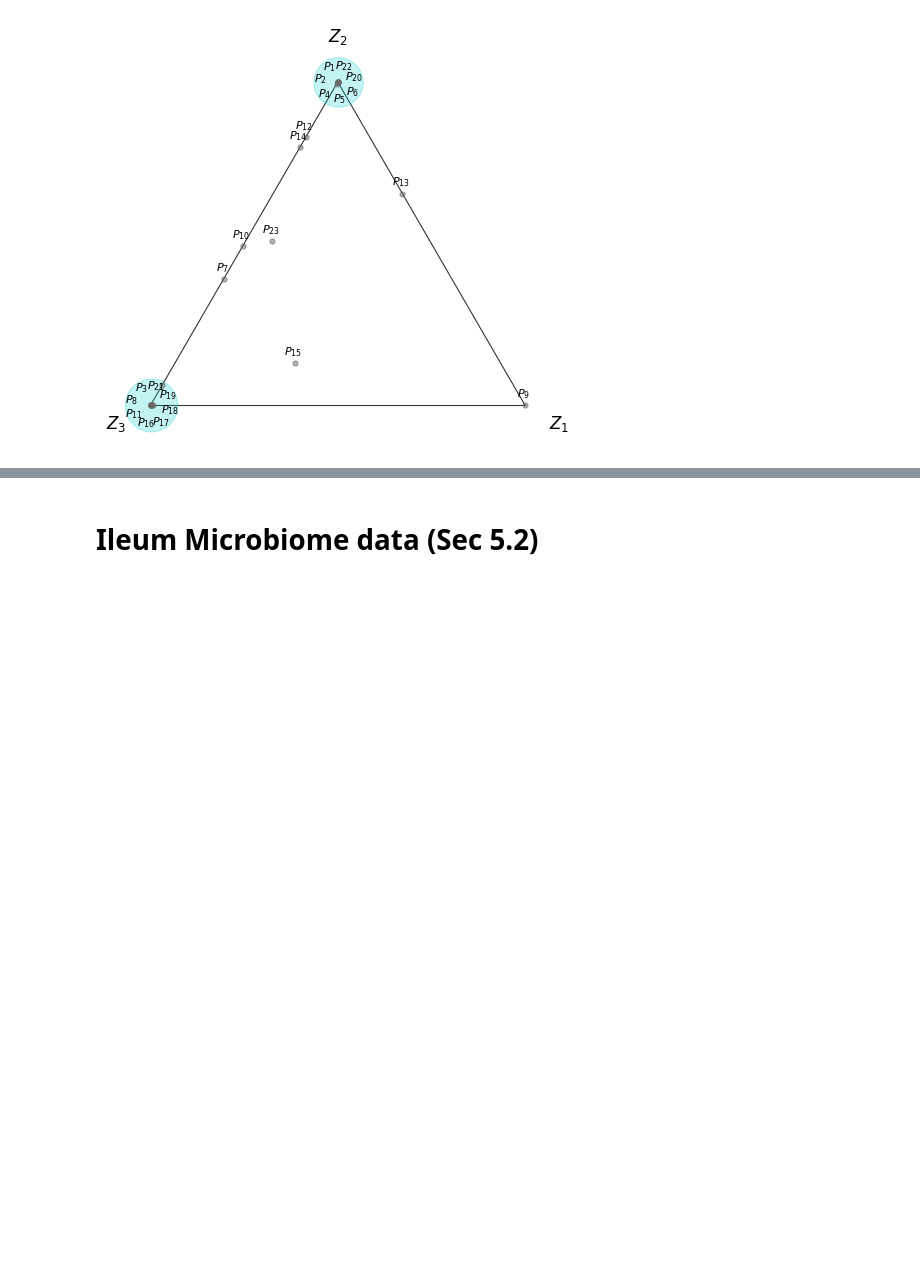
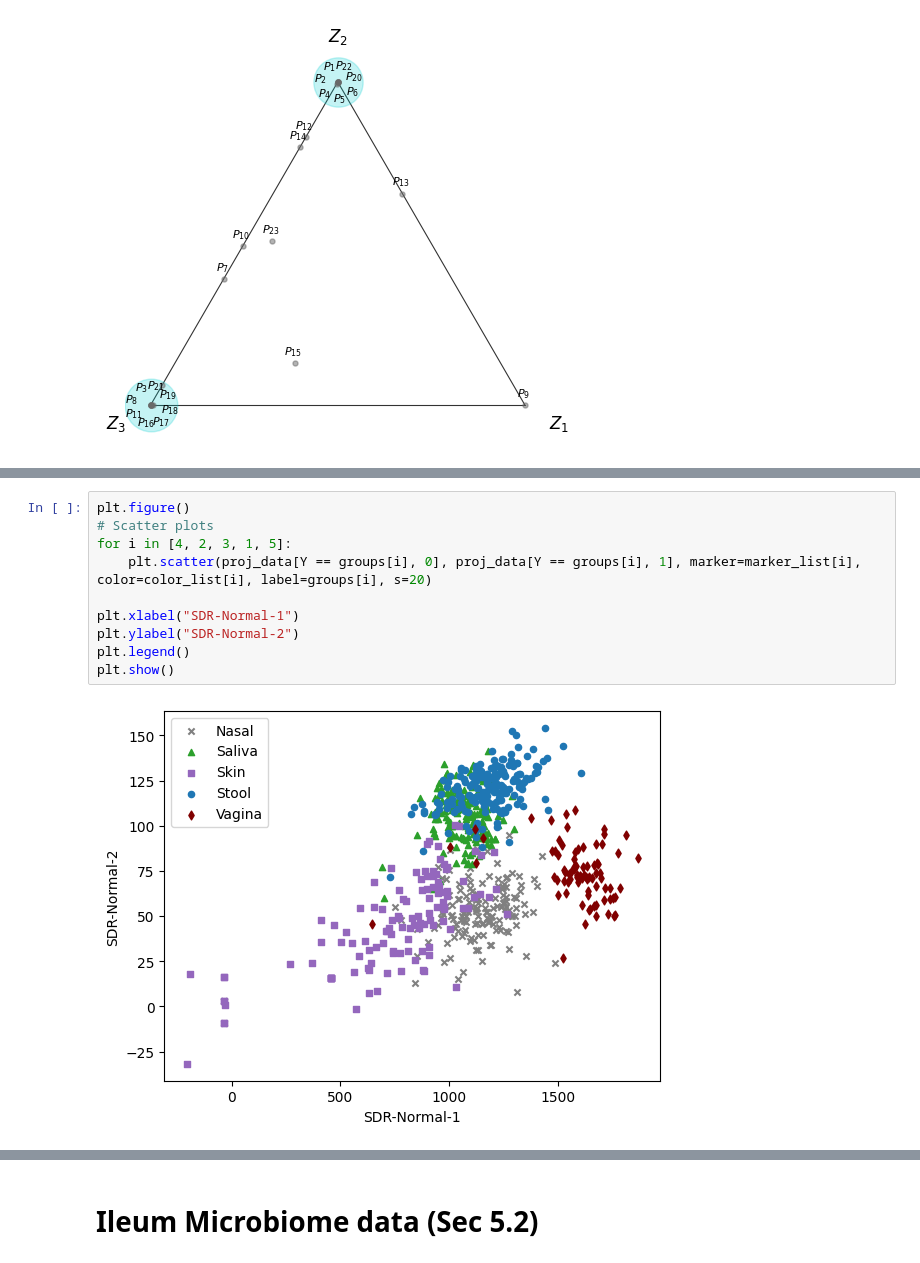
Before and after one commit to pjywang/CKDR, a Jupyter notebook: reproducibility/realdata-visualizations.ipynb, the cells around one changed output, grey strips where cells are left out. Drawn from its saved outputs; the diff is of its cells as text; blank space fills up the shorter version.

Commit message:
figures and descriptions updated

```diff
--- a/reproducibility/realdata-visualizations.ipynb
+++ b/reproducibility/realdata-visualizations.ipynb
@@ -187,0 +232,12 @@ fig.show()
+# %%
+plt.figure()
+# Scatter plots
+for i in [4, 2, 3, 1, 5]:
+    plt.scatter(proj_data[Y == groups[i], 0], proj_data[Y == groups[i], 1], marker=marker_list[i], color=color_list[i], label=groups[i], s=20)
+
+plt.xlabel("SDR-Normal-1")
+plt.ylabel("SDR-Normal-2")
+plt.legend()
+plt.show()
+# %% [output]
+[figure, added]
```
Also changed, not shown: parts of 5 cells of this notebook, 6 other files.
